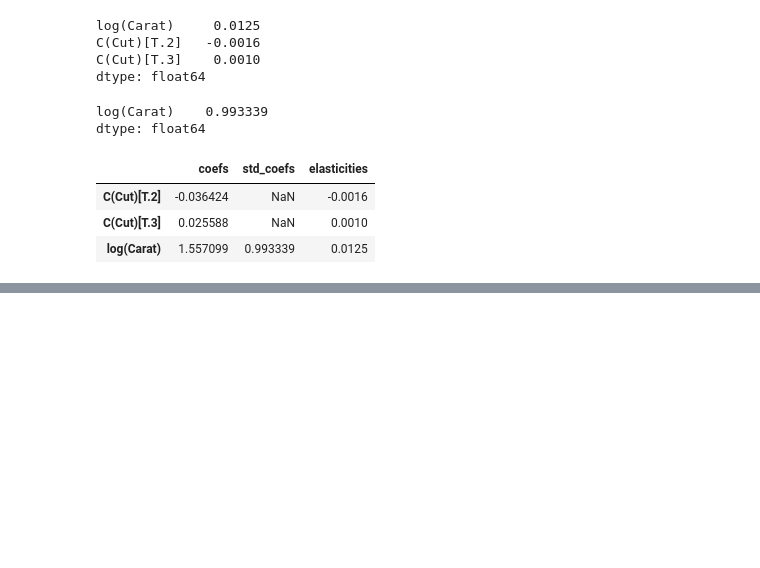
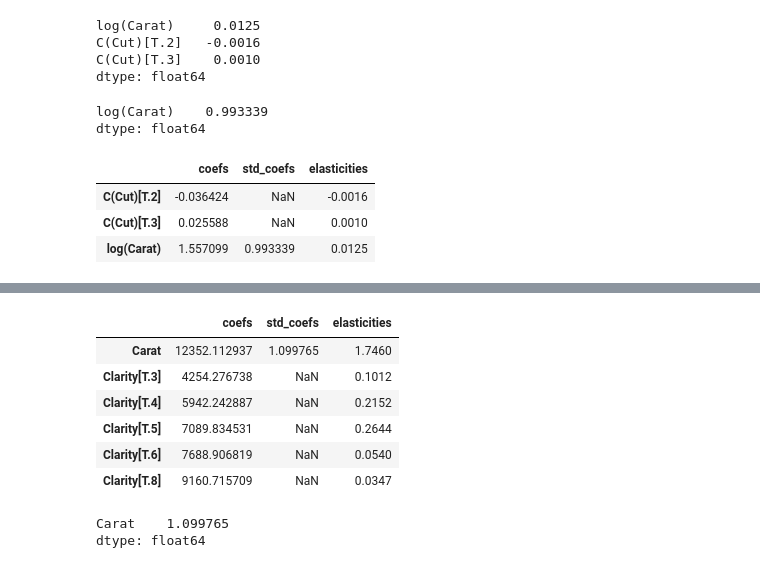
Before and after one commit to dnepple/tprstats-python, a Jupyter notebook: notebooks/scaled_coefficients.ipynb, the cells around one changed output, grey strips where cells are left out. Cells and saved outputs as stored; diff of their text form; code cells hidden in the pictures; blank space fills up the shorter version.

```diff
--- a/notebooks/scaled_coefficients.ipynb
+++ b/notebooks/scaled_coefficients.ipynb
@@ -139,0 +139,16 @@ statsmodels.regression.linear_model.OLSResults
+# %%
+RegDiam211.scaled_coefficients()
+# %% [output]
+|  | coefs | std_coefs | elasticities |
+| Carat | 12352.112937 | 1.099765 | 1.7460 |
+| Clarity[T.3] | 4254.276738 | NaN | 0.1012 |
+| Clarity[T.4] | 5942.242887 | NaN | 0.2152 |
+| Clarity[T.5] | 7089.834531 | NaN | 0.2644 |
+| Clarity[T.6] | 7688.906819 | NaN | 0.0540 |
+| Clarity[T.8] | 9160.715709 | NaN | 0.0347 |
+# %%
+
+RegDiam211.standardized_coefficients()
+# %% [output]
+Carat    1.099765
+dtype: float64
```
Also changed, not shown: parts of 9 cells of this notebook.
